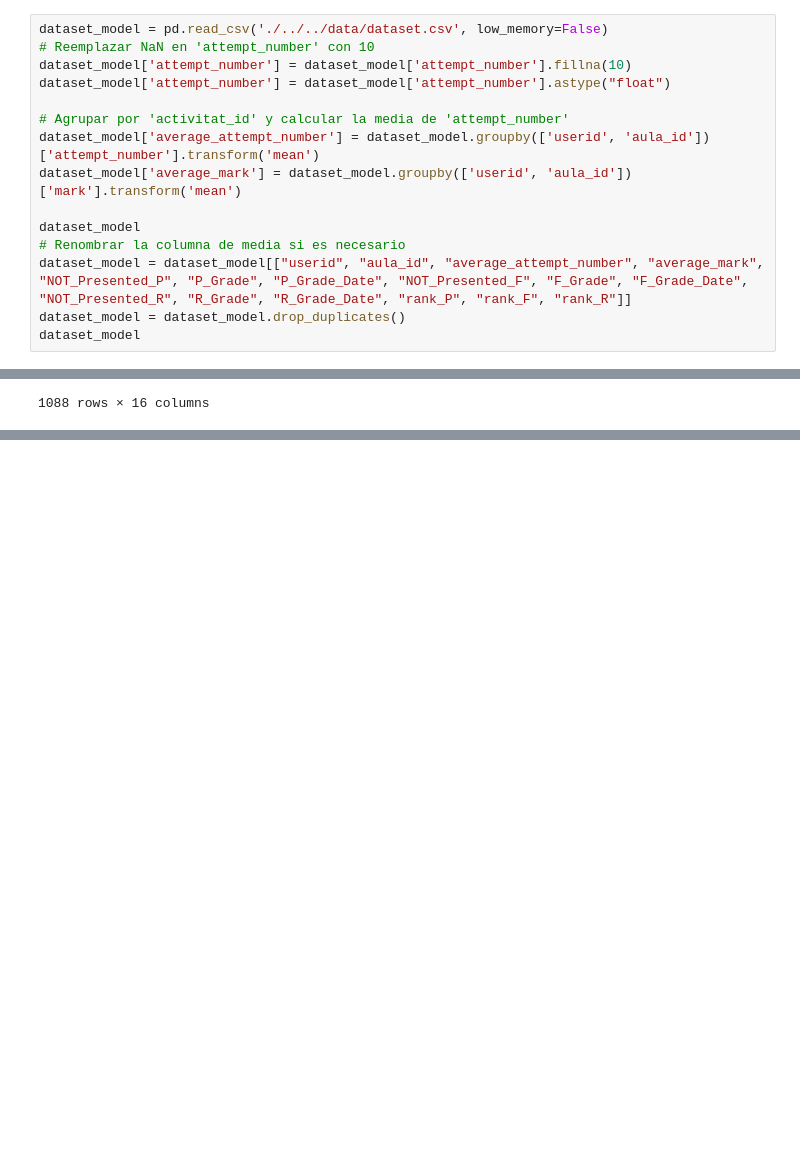
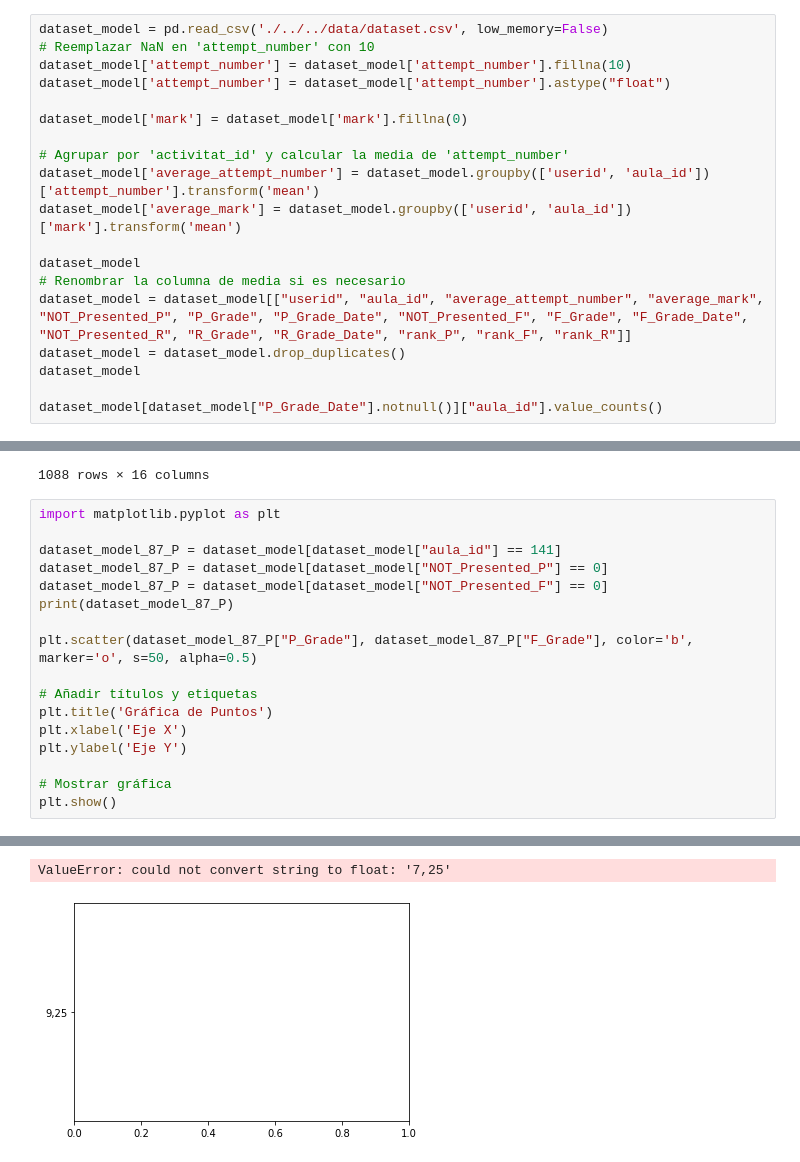
Before and after one commit to geniiss/MoonKEY, a Jupyter notebook: code/Model/model2.ipynb, the cells around one changed output, grey strips where cells are left out. Saved outputs shown, nothing was run; the diff lists cells and outputs as text; blank space fills up the shorter version.

```diff
--- a/code/Model/model2.ipynb
+++ b/code/Model/model2.ipynb
@@ -147,6 +164,8 @@ dataset_model = pd.read_csv('./../../data/dataset.csv', low_memory=False)
 # Reemplazar NaN en 'attempt_number' con 10
 dataset_model['attempt_number'] = dataset_model['attempt_number'].fillna(10)
 dataset_model['attempt_number'] = dataset_model['attempt_number'].astype("float")
+
+dataset_model['mark'] = dataset_model['mark'].fillna(0)
 
 # Agrupar por 'activitat_id' y calcular la media de 'attempt_number'
 dataset_model['average_attempt_number'] = dataset_model.groupby(['userid', 'aula_id'])['attempt_number'].transform('mean')
@@ -157,6 +176,8 @@ dataset_model
 dataset_model = dataset_model[["userid", "aula_id", "average_attempt_number", "average_mark", "NOT_Presented_P", "P_Grade", "P_Grade_Date", "NOT_Presented_F", "F_Grade", "F_Grade_Date", "NOT_Presented_R", "R_Grade", "R_Grade_Date", "rank_P", "rank_F", "rank_R"]]
 dataset_model = dataset_model.drop_duplicates()
 dataset_model
+
+dataset_model[dataset_model["P_Grade_Date"].notnull()]["aula_id"].value_counts()
 # %% [output]
 |  | userid | aula_id | average_attempt_number | average_mark | NOT_Presented_P | P_Grade | P_Grade_Date | ... |
 | 0 | 176 | 92 | 3 | 1 | 0 | NaN | NaN | ... |
@@ -171,3 +192,21 @@ dataset_model
 | 101137 | 2982 | 184 | 3 | 1 | 1 | NaN | 2024-11-07 14:00:00 | ... |
 | 101217 | 2984 | 184 | 2 | 1 | 1 | NaN | 2024-11-07 14:00:00 | ... |
 1088 rows × 16 columns
+# %%
+import matplotlib.pyplot as plt
+
+dataset_model_87_P = dataset_model[dataset_model["aula_id"] == 141]
+dataset_model_87_P = dataset_model[dataset_model["NOT_Presented_P"] == 0]
+dataset_model_87_P = dataset_model[dataset_model["NOT_Presented_F"] == 0]
+print(dataset_model_87_P)
+
+plt.scatter(dataset_model_87_P["P_Grade"], dataset_model_87_P["F_Grade"], color='b', marker='o', s=50, alpha=0.5)
+
+# Añadir títulos y etiquetas
+plt.title('Gráfica de Puntos')
+plt.xlabel('Eje X')
+plt.ylabel('Eje Y')
+
+# Mostrar gráfica
+plt.show()
+# %% [output]
@@ -173,0 +230,2 @@ dataset_model
+ValueError: could not convert string to float: '7,25'
+[figure, added]
```
Also changed, not shown: parts of 5 cells of this notebook, 2 other files.
